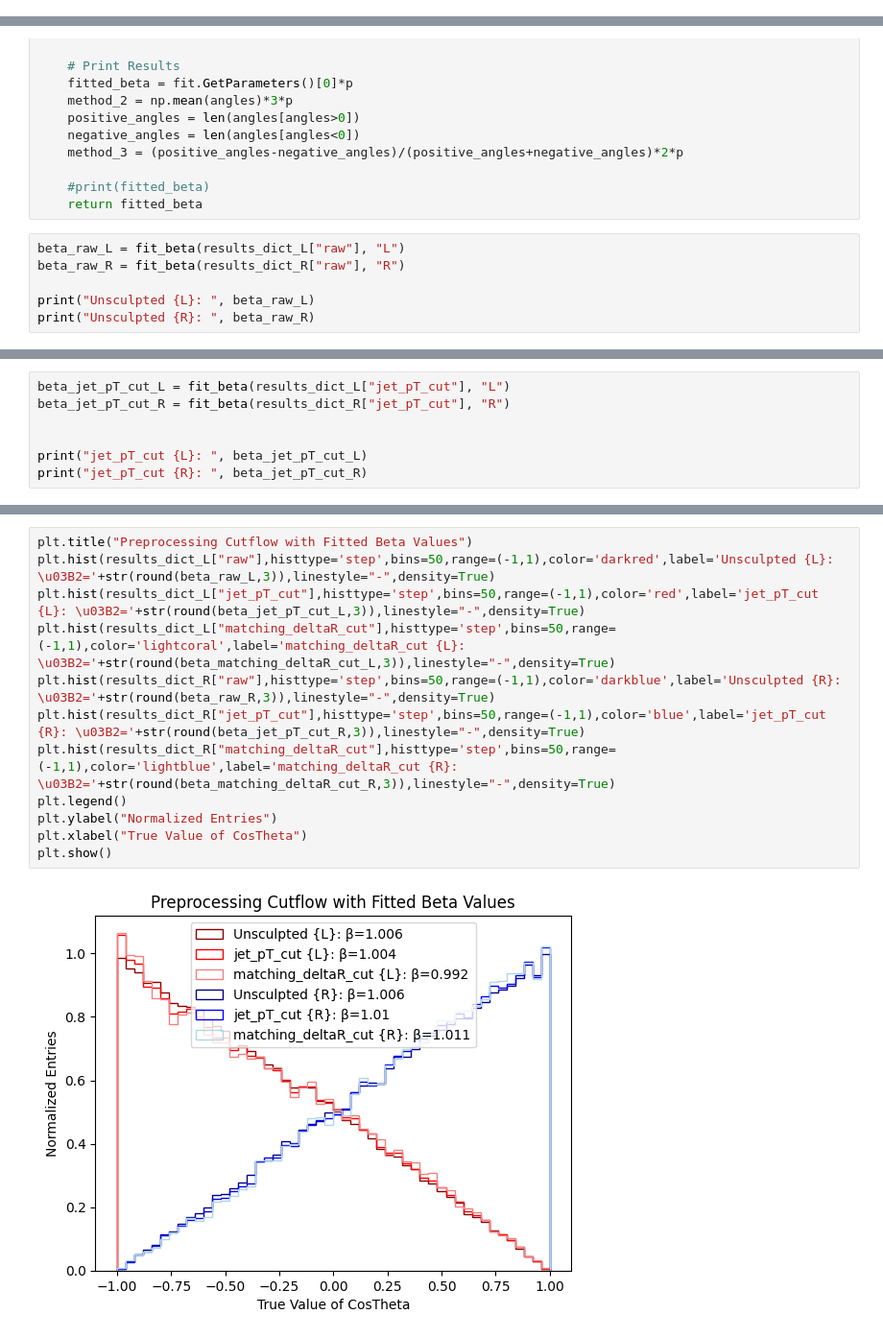
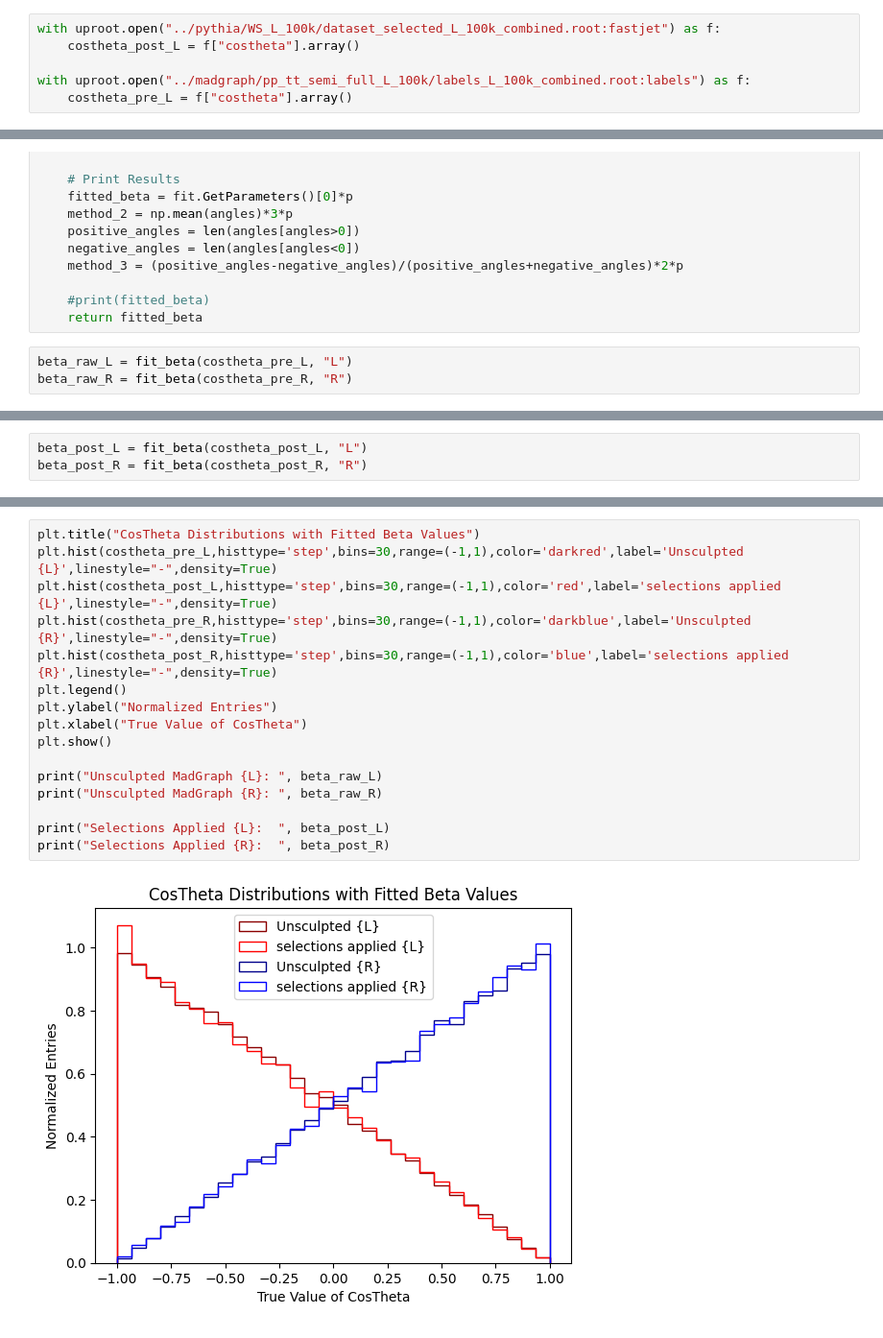
Before and after one commit to LukeV37/Top_Polarimetry, a Jupyter notebook: model/Preprocessing-Analysis.ipynb, the cells around one changed output, grey strips where cells are left out. Shown: that part at 96% size. Cells and saved outputs as stored; diff of their text form.

```diff
--- a/model/Preprocessing-Analysis.ipynb
+++ b/model/Preprocessing-Analysis.ipynb
@@ -19,3 +21,9 @@ with open("WS_R_100k_largerR_15/datasets_down/run_0/cos_theta_R_100k_largerR_15_
+# %%
+with uproot.open("../pythia/WS_L_100k/dataset_selected_L_100k_combined.root:fastjet") as f:
+    costheta_post_L = f["costheta"].array()
+
+with uproot.open("../madgraph/pp_tt_semi_full_L_100k/labels_L_100k_combined.root:labels") as f:
+    costheta_pre_L = f["costheta"].array()
 # %%
 def fit_beta(angles, polarization):
     # Convert list to numpy array
@@ -68,9 +76,6 @@ def fit_beta(angles, polarization):
     #print(fitted_beta)
     return fitted_beta
 # %%
-beta_raw_L = fit_beta(results_dict_L["raw"], "L")
-beta_raw_R = fit_beta(results_dict_R["raw"], "R")
-
-print("Unsculpted {L}: ", beta_raw_L)
-print("Unsculpted {R}: ", beta_raw_R)
+beta_raw_L = fit_beta(costheta_pre_L, "L")
+beta_raw_R = fit_beta(costheta_pre_R, "R")
 # %% [output]
@@ -89,8 +92,4 @@ Unsculpted {R}:  1.0059520503522088
 # %%
-beta_jet_pT_cut_L = fit_beta(results_dict_L["jet_pT_cut"], "L")
-beta_jet_pT_cut_R = fit_beta(results_dict_R["jet_pT_cut"], "R")
-
-
-print("jet_pT_cut {L}: ", beta_jet_pT_cut_L)
-print("jet_pT_cut {R}: ", beta_jet_pT_cut_R)
+beta_post_L = fit_beta(costheta_post_L, "L")
+beta_post_R = fit_beta(costheta_post_R, "R")
 # %% [output]
@@ -128,14 +106,18 @@ jet_pT_cut {R}:  1.0114391956915392
 # %%
-plt.title("Preprocessing Cutflow with Fitted Beta Values")
-plt.hist(results_dict_L["raw"],histtype='step',bins=50,range=(-1,1),color='darkred',label='Unsculpted {L}: \u03B2='+str(round(beta_raw_L,3)),linestyle="-",density=True)
-plt.hist(results_dict_L["jet_pT_cut"],histtype='step',bins=50,range=(-1,1),color='red',label='jet_pT_cut {L}: \u03B2='+str(round(beta_jet_pT_cut_L,3)),linestyle="-",density=True)
-plt.hist(results_dict_L["matching_deltaR_cut"],histtype='step',bins=50,range=(-1,1),color='lightcoral',label='matching_deltaR_cut {L}: \u03B2='+str(round(beta_matching_deltaR_cut_L,3)),linestyle="-",density=True)
-plt.hist(results_dict_R["raw"],histtype='step',bins=50,range=(-1,1),color='darkblue',label='Unsculpted {R}: \u03B2='+str(round(beta_raw_R,3)),linestyle="-",density=True)
-plt.hist(results_dict_R["jet_pT_cut"],histtype='step',bins=50,range=(-1,1),color='blue',label='jet_pT_cut {R}: \u03B2='+str(round(beta_jet_pT_cut_R,3)),linestyle="-",density=True)
-plt.hist(results_dict_R["matching_deltaR_cut"],histtype='step',bins=50,range=(-1,1),color='lightblue',label='matching_deltaR_cut {R}: \u03B2='+str(round(beta_matching_deltaR_cut_R,3)),linestyle="-",density=True)
+plt.title("CosTheta Distributions with Fitted Beta Values")
+plt.hist(costheta_pre_L,histtype='step',bins=30,range=(-1,1),color='darkred',label='Unsculpted {L}',linestyle="-",density=True)
+plt.hist(costheta_post_L,histtype='step',bins=30,range=(-1,1),color='red',label='selections applied {L}',linestyle="-",density=True)
+plt.hist(costheta_pre_R,histtype='step',bins=30,range=(-1,1),color='darkblue',label='Unsculpted {R}',linestyle="-",density=True)
+plt.hist(costheta_post_R,histtype='step',bins=30,range=(-1,1),color='blue',label='selections applied {R}',linestyle="-",density=True)
 plt.legend()
 plt.ylabel("Normalized Entries")
 plt.xlabel("True Value of CosTheta")
 plt.show()
+
+print("Unsculpted MadGraph {L}: ", beta_raw_L)
+print("Unsculpted MadGraph {R}: ", beta_raw_R)
+
+print("Selections Applied {L}:  ", beta_post_L)
+print("Selections Applied {R}:  ", beta_post_R)
 # %% [output]
-[figure, old version]
+[figure, new version]
```
Also changed, not shown: parts of 6 cells of this notebook, 11 other files.
